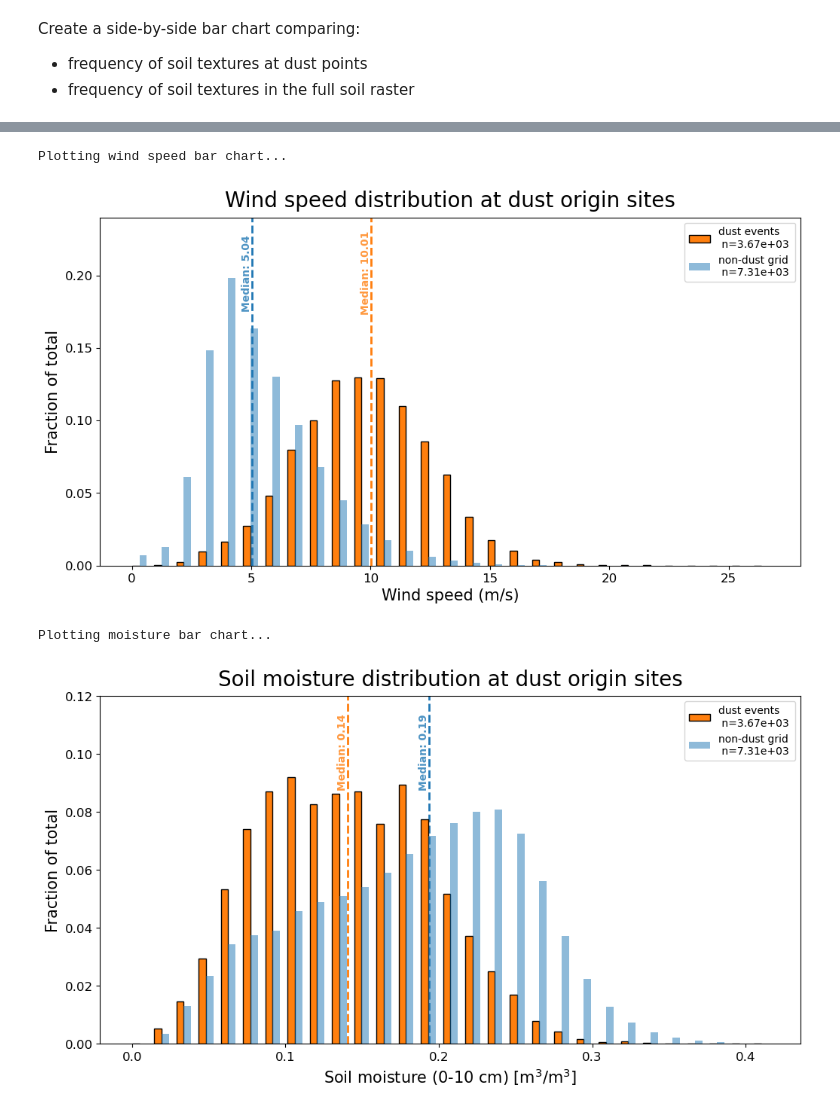
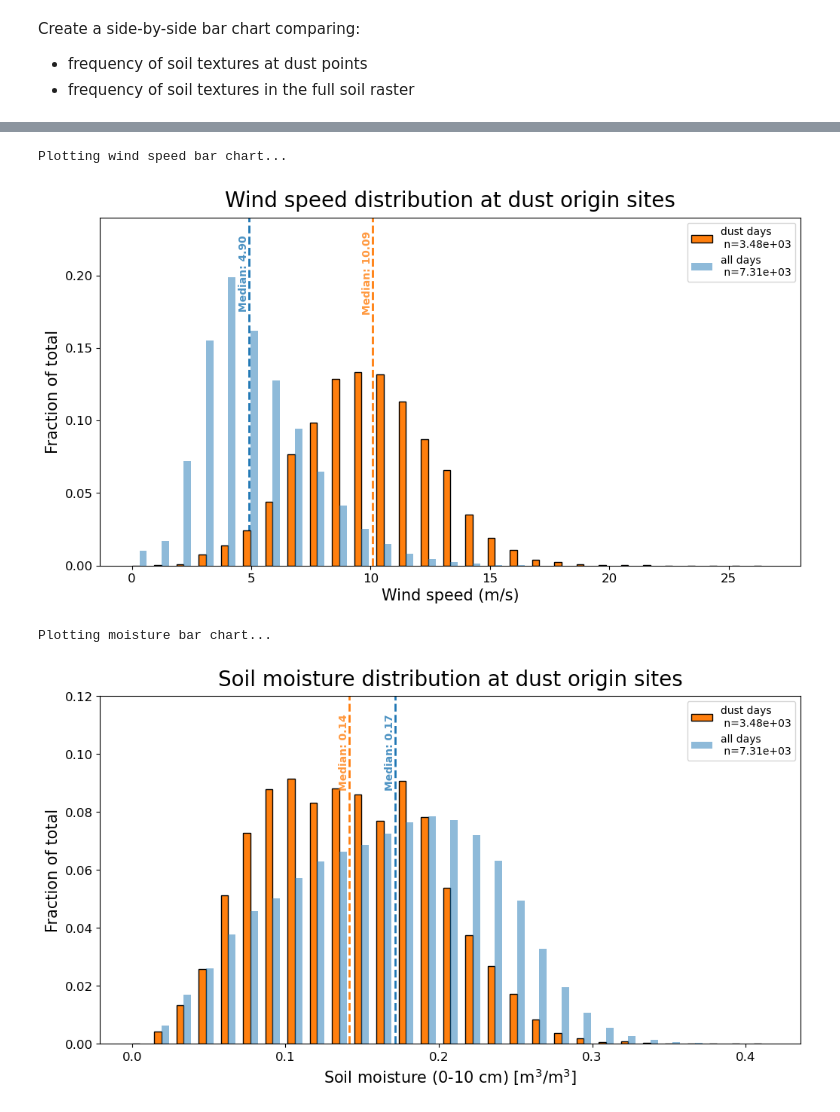
Before and after one commit to jesseturner/WLDAS_Analysis, a Jupyter notebook: ANALYSIS_bar_charts.ipynb, the cells around one changed output, grey strips where cells are left out. Cells and saved outputs as stored; diff of their text form; code cells hidden in the pictures.

Commit message:
Masking to dust days, using official dust dataset

```diff
--- a/ANALYSIS_bar_charts.ipynb
+++ b/ANALYSIS_bar_charts.ipynb
@@ -5,6 +5,6 @@ import pandas as pd
 import numpy as np
 import xarray as xr
 # %%
-dust_df = pd.read_csv("DATA/processed/3_dust_points_vars_2026-04-24.csv")
-# control_df = pd.read_csv("DATA/processed/5_control_grid_2026-04-21.csv")
-control_ds = xr.open_dataset("DATA/processed/5_control_grid_2026-05-06.nc")
+dust_df = pd.read_csv("DATA/processed/3_dust_points_vars_2026-05-07.csv")
+control_ds = xr.open_dataset("DATA/processed/4_control_grid_2026-05-06.nc")
+control_ds_dust_sites = xr.open_dataset("DATA/processed/5_control_grid_dust_sites_2026-05-07.nc")
@@ -158,30 +142,30 @@ print("Plotting wind speed bar chart...")
 
 #--- Calculate bins
 bins = np.linspace(0, 27, 30)
-counts_dust, _ = np.histogram(dust_df["wind_speed"], bins=bins)
-counts_non_dust, _ = np.histogram(control_ds["wind_speed"], bins=bins)
+counts_dust_days, _ = np.histogram(dust_df["wind_speed"], bins=bins)
+counts_all_days, _ = np.histogram(control_ds_dust_sites["wind_speed"], bins=bins)
 width = (bins[1] - bins[0]) / 3
-density_dust = counts_dust / np.sum(counts_dust)
-density_non_dust = counts_non_dust / np.sum(counts_non_dust)
+density_dust_days = counts_dust_days / np.sum(counts_dust_days)
+density_all_days = counts_all_days / np.sum(counts_all_days)
 
 fig, ax_bar = plt.subplots(figsize=(12, 6))
 
-plt.bar(bins[:-1], density_dust,
+plt.bar(bins[:-1], density_dust_days,
         width=width,
         align='edge',
         color="tab:orange",
         edgecolor="black",
         linewidth=1,
-        label=f"dust events \n n={len(dust_df["wind_speed"]) :.2e}",)
-plt.bar(bins[:-1] + width, density_non_dust,
+        label=f"dust days \n n={len(dust_df["wind_speed"]) :.2e}",)
+plt.bar(bins[:-1] + width, density_all_days,
         width=width,
         align='edge',
         color="tab:blue",
-        label=f"non-dust grid \n n={len(control_ds["wind_speed"]) :.2e}",
+        label=f"all days \n n={len(control_ds_dust_sites["wind_speed"]) :.2e}",
         alpha=0.5)
 
 median_dust = dust_df["wind_speed"].median(skipna=True)
-median_control = control_ds["wind_speed"].median(skipna=True)
+median_control = control_ds_dust_sites["wind_speed"].median(skipna=True)
 add_medians_to_plot(ax_bar, median_dust, median_control)
 
 ax_bar.tick_params(labelsize=12)
@@ -196,48 +180,48 @@ plt.savefig(f"plots/1_wind_speed_bar_chart.png",
 plt.show()
 # %% [output]
 Plotting wind speed bar chart...
-[figure, old version]
+[figure, new version]
 # %%
 print("Plotting moisture bar chart...")
 
 #--- Calculate bins
 bins = np.linspace(0, 0.42, 30)
-counts_dust, _ = np.histogram(dust_df["moisture"], bins=bins)
-counts_non_dust, _ = np.histogram(control_ds["SoilMoi00_10cm_tavg"], bins=bins)
+counts_dust_days, _ = np.histogram(dust_df["moisture"], bins=bins)
+counts_all_days, _ = np.histogram(control_ds_dust_sites["SoilMoi00_10cm_tavg"], bins=bins)
 width = (bins[1] - bins[0]) / 3
-density_dust = counts_dust / np.sum(counts_dust)
-density_non_dust = counts_non_dust / np.sum(counts_non_dust)
+density_dust_days = counts_dust_days / np.sum(counts_dust_days)
+density_all_days = counts_all_days / np.sum(counts_all_days)
 
 fig, ax_bar = plt.subplots(figsize=(12, 6))
 
-plt.bar(bins[:-1], density_dust,
+plt.bar(bins[:-1], density_dust_days,
         width=width,
         align='edge',
         color="tab:orange",
         edgecolor="black",
         linewidth=1,
-        label=f"dust events \n n={len(dust_df["moisture"]) :.2e}",)
-plt.bar(bins[:-1] + width, density_non_dust,
+        label=f"dust days \n n={len(dust_df["moisture"]) :.2e}",)
+plt.bar(bins[:-1] + width, density_all_days,
         width=width,
         align='edge',
         color="tab:blue",
-        label=f"non-dust grid \n n={len(control_ds["SoilMoi00_10cm_tavg"]) :.2e}",
+        label=f"all days \n n={len(control_ds["SoilMoi00_10cm_tavg"]) :.2e}",
         alpha=0.5)
 
 median_dust = dust_df["moisture"].median(skipna=True)
-median_control = control_ds["SoilMoi00_10cm_tavg"].median(skipna=True)
+median_control = control_ds_dust_sites["SoilMoi00_10cm_tavg"].median(skipna=True)
 add_medians_to_plot(ax_bar, median_dust, median_control)
 
 ax_bar.tick_params(labelsize=12)
 ax_bar.set_ylim(0,0.12)
 ax_bar.set_ylabel("Fraction of total", fontsize=15)
 ax_bar.set_xlabel("Soil moisture (0-10 cm) [m$^3$/m$^3$]", fontsize=15)
 ax_bar.set_title("Soil moisture distribution at dust origin sites", fontsize=20, pad=10)
 
 ax_bar.legend()
 plt.savefig(f"plots/2_soil_moisture_0_bar_chart.png",
             dpi=300, bbox_inches='tight')
 plt.show()
 # %% [output]
 Plotting moisture bar chart...
-[figure, old version]
+[figure, new version]
```
Also changed, not shown: parts of 2 cells of this notebook, 7 other files.
